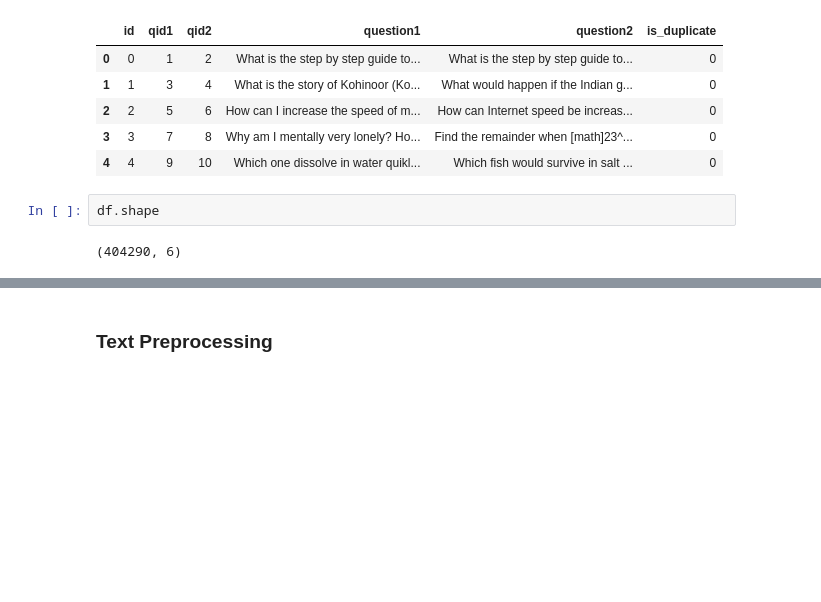
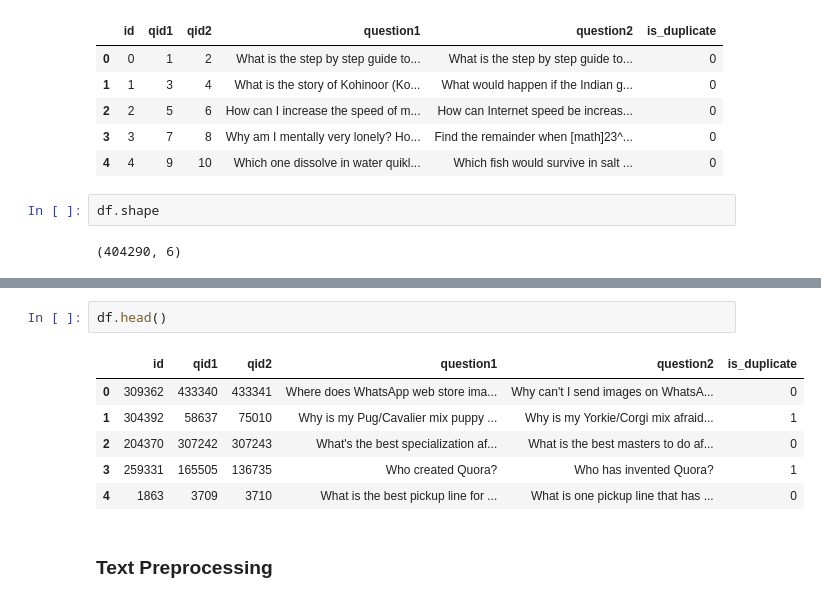
Before and after one commit to SudarshanPoudel/Duplicate_question_detection, a Jupyter notebook: notebook.ipynb, the cells around one changed output, grey strips where cells are left out. Drawn from its saved outputs; the diff is of its cells as text; blank space fills up the shorter version.

```diff
--- a/notebook.ipynb
+++ b/notebook.ipynb
@@ -69,3 +78,12 @@ Name: count, dtype: int64
+# %%
+df.head()
+# %% [output]
+|  | id | qid1 | qid2 | question1 | question2 | is_duplicate |
+| 0 | 309362 | 433340 | 433341 | Where does WhatsApp web store ima... | Why can't I send images on WhatsA... | 0 |
+| 1 | 304392 | 58637 | 75010 | Why is my Pug/Cavalier mix puppy ... | Why is my Yorkie/Corgi mix afraid... | 1 |
+| 2 | 204370 | 307242 | 307243 | What's the best specialization af... | What is the best masters to do af... | 0 |
+| 3 | 259331 | 165505 | 136735 | Who created Quora? | Who has invented Quora? | 1 |
+| 4 | 1863 | 3709 | 3710 | What is the best pickup line for ... | What is one pickup line that has ... | 0 |
 # %% [markdown]
 ### Text Preprocessing
 # %%
```
Also changed, not shown: parts of 30 cells of this notebook.
